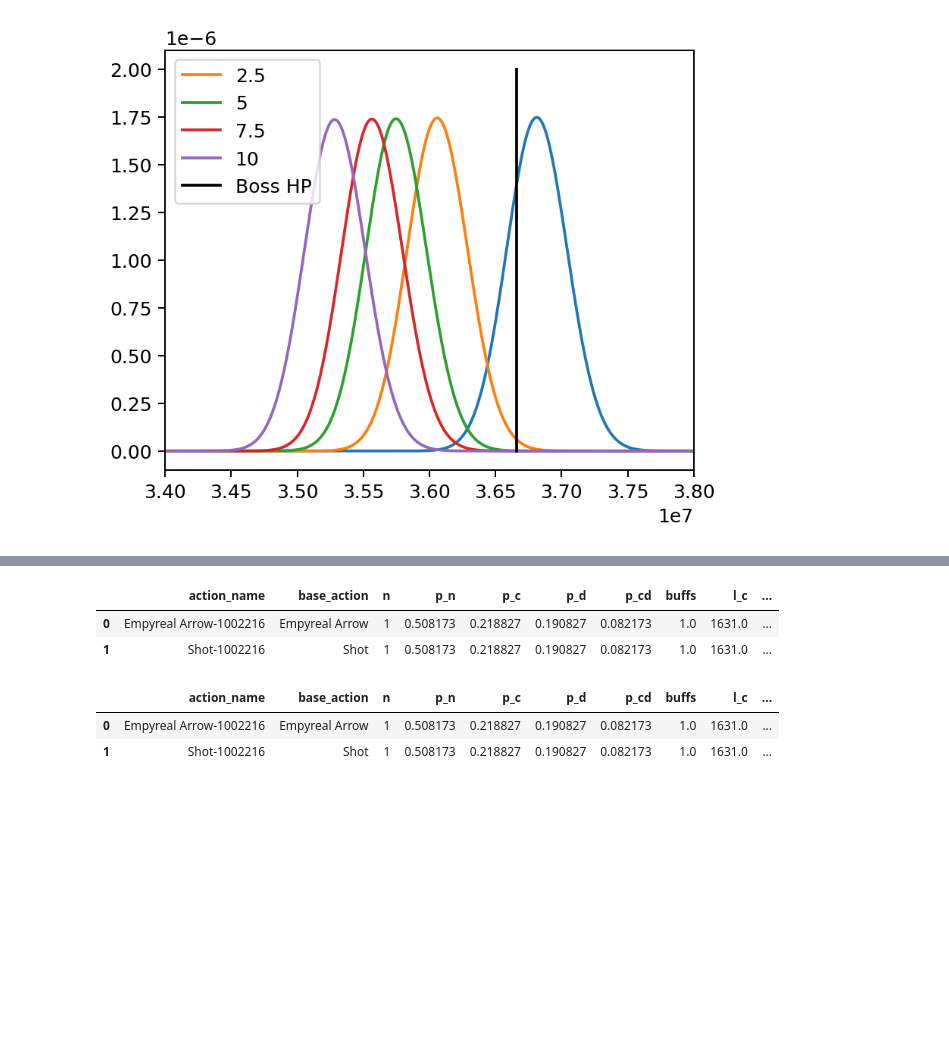
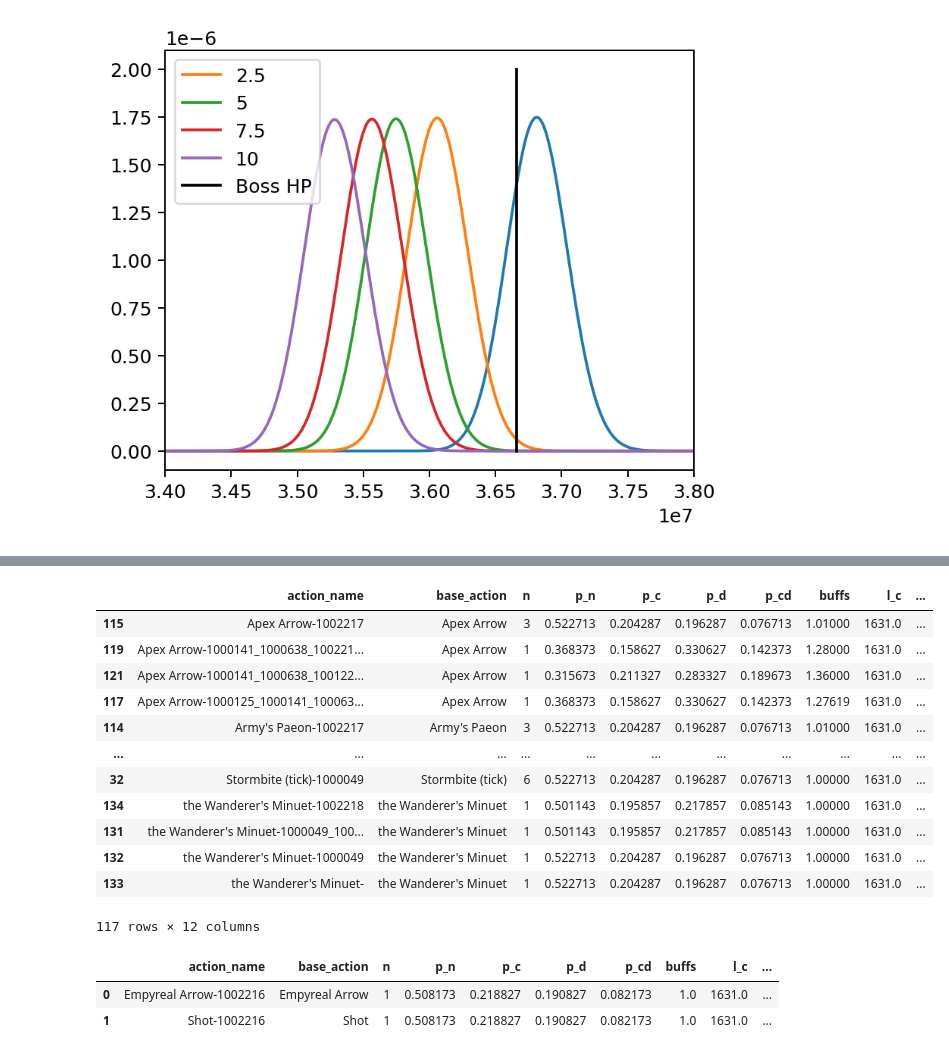
Before and after one commit to ffxiv-acerola/how_bad_was_my_crit_in_xiv, a Jupyter notebook: crit_app/test.ipynb, the cells around one changed output, grey strips where cells are left out. Cells and saved outputs as stored; diff of their text form; code cells hidden in the pictures; blank space fills up the shorter version.

```diff
--- a/crit_app/test.ipynb
+++ b/crit_app/test.ipynb
@@ -14,0 +8,4 @@ read_party_report_table()
+# %%
+data_path = Path("/home/craig/ffxiv-repos/how_bad_was_my_crit_in_xiv/data")
+
+read_party_report_table()
@@ -15,7 +15,7 @@ read_party_report_table()
 # %%
 with open(
     data_path
-    / "blobs/party-analyses/party-analysis-4f9811a3-c9c6-4b94-bd3a-01b7e25d3c57.pkl",
+    / "blobs/party-analyses/party-analysis-c8193ad1-5346-48f6-9aa6-1d4c76d04d8c.pkl",
     "rb",
 ) as f:
     party_rotation = pickle.load(f)
@@ -38,19 +48,16 @@ plt.xlim([3.4e7, 3.8e7])
 # %%
-analyses = [
-    "f8c8d53e-bc74-4f7a-b13a-21dbc49bbf19",
-    "dd30b174-8c72-4a05-a830-4a4f97b0f423",
-    "303ba234-1779-468a-8456-ccf488e49dcd",
-    "dc1a702e-100a-4685-9cc1-3a767a520337",
-    "09c70f6f-36ef-429f-9c13-e3705773dc77",
-    "0dc60c94-17cd-45c8-aa14-990b873de8e2",
-    "776d2f26-8f41-4b32-8095-fe825fb4ad72",
-    "c12b6639-2db9-45a7-823a-5ff6c78b0f24",
-]
-
+analyses = (
+    "03f37f1f-78eb-4544-8561-7a32bd180c65",
+    "29077110-f645-41c4-883b-fcad9b745057",
+    "a0a8d103-411f-482f-8d43-512364d60c14",
+    "c95a6a40-e23c-464c-97a3-b13451b23d42",
+    "e0c176a0-8c4c-4155-8cf2-4b5f5dceb900",
+    "e3b3b968-e966-4354-af1a-ee299f010401",
+    "92259b52-49de-4ab4-b47c-f76a5cd4fbf9",
+    "8588b319-b32d-4c57-8760-5e35013559f4",
+)
 a = analyses[6]
-with open(
-    data_path / f"blobs/rotation-object-{a}.pkl", "rb"
-) as f:
+with open(data_path / f"blobs/rotation-object-{a}.pkl", "rb") as f:
     rotation = pickle.load(f)
 
 with open(
@@ -70,11 +77,21 @@ rotation.actions_df.tail(8)
 | 679 | 1714440270029 | 417.867 | calculateddamage | 1 | 10 | 8 | Shot | [1002216] | 5612 | ... |
 8 rows × 25 columns
 # %%
-rotation.make_rotation_df(rotation.actions_df, t_end_clip=2.5, return_clipped=True)
+rotation.make_rotation_df(rotation.actions_df, t_end_clip=2.5, return_clipped=False)
 # %% [output]
 |  | action_name | base_action | n | p_n | p_c | p_d | p_cd | buffs | l_c | ... |
-| 0 | Empyreal Arrow-1002216 | Empyreal Arrow | 1 | 0.508173 | 0.218827 | 0.190827 | 0.082173 | 1.0 | 1631.0 | ... |
-| 1 | Shot-1002216 | Shot | 1 | 0.508173 | 0.218827 | 0.190827 | 0.082173 | 1.0 | 1631.0 | ... |
+| 115 | Apex Arrow-1002217 | Apex Arrow | 3 | 0.522713 | 0.204287 | 0.196287 | 0.076713 | 1.01000 | 1631.0 | ... |
+| 119 | Apex Arrow-1000141_1000638_100221... | Apex Arrow | 1 | 0.368373 | 0.158627 | 0.330627 | 0.142373 | 1.28000 | 1631.0 | ... |
+| 121 | Apex Arrow-1000141_1000638_100122... | Apex Arrow | 1 | 0.315673 | 0.211327 | 0.283327 | 0.189673 | 1.36000 | 1631.0 | ... |
+| 117 | Apex Arrow-1000125_1000141_100063... | Apex Arrow | 1 | 0.368373 | 0.158627 | 0.330627 | 0.142373 | 1.27619 | 1631.0 | ... |
+| 114 | Army's Paeon-1002217 | Army's Paeon | 3 | 0.522713 | 0.204287 | 0.196287 | 0.076713 | 1.01000 | 1631.0 | ... |
+| ... | ... | ... | ... | ... | ... | ... | ... | ... | ... | ... |
+| 32 | Stormbite (tick)-1000049 | Stormbite (tick) | 6 | 0.522713 | 0.204287 | 0.196287 | 0.076713 | 1.00000 | 1631.0 | ... |
+| 134 | the Wanderer's Minuet-1002218 | the Wanderer's Minuet | 1 | 0.501143 | 0.195857 | 0.217857 | 0.085143 | 1.00000 | 1631.0 | ... |
+| 131 | the Wanderer's Minuet-1000049_100... | the Wanderer's Minuet | 1 | 0.501143 | 0.195857 | 0.217857 | 0.085143 | 1.00000 | 1631.0 | ... |
+| 132 | the Wanderer's Minuet-1000049 | the Wanderer's Minuet | 1 | 0.522713 | 0.204287 | 0.196287 | 0.076713 | 1.00000 | 1631.0 | ... |
+| 133 | the Wanderer's Minuet- | the Wanderer's Minuet | 1 | 0.522713 | 0.204287 | 0.196287 | 0.076713 | 1.00000 | 1631.0 | ... |
+117 rows × 12 columns
 # %%
 clipping.rotation_clipping[0]
 # %% [output]
```
Also changed, not shown: parts of 27 cells of this notebook, 3 other files.
